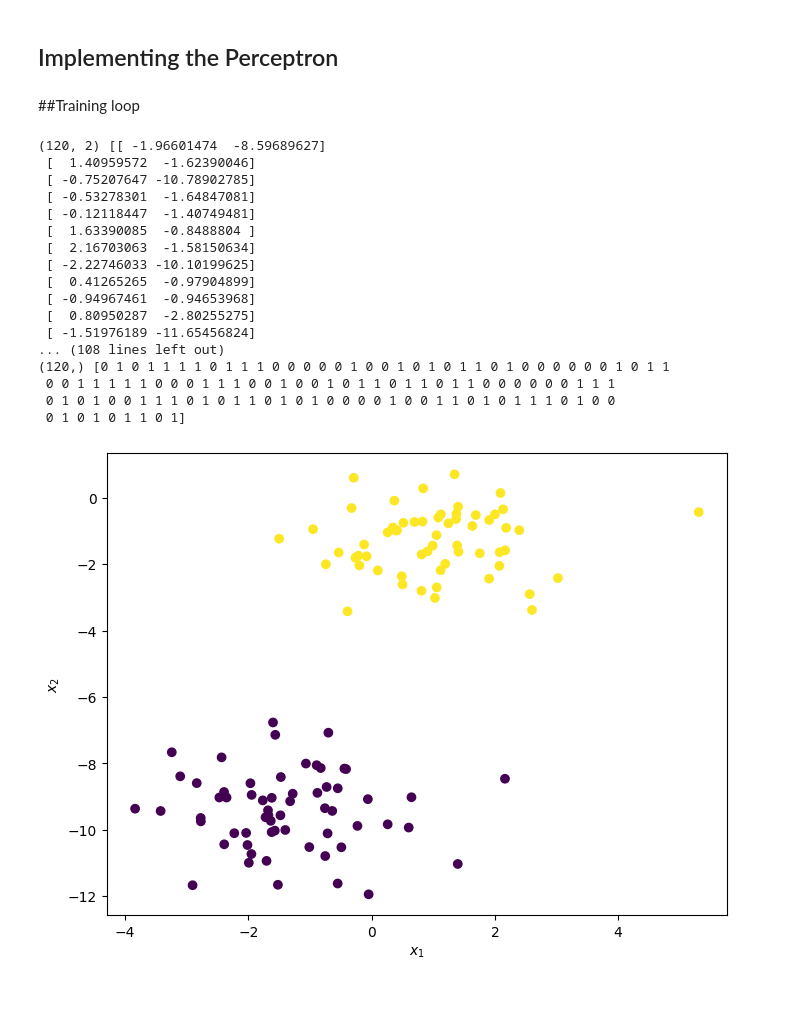
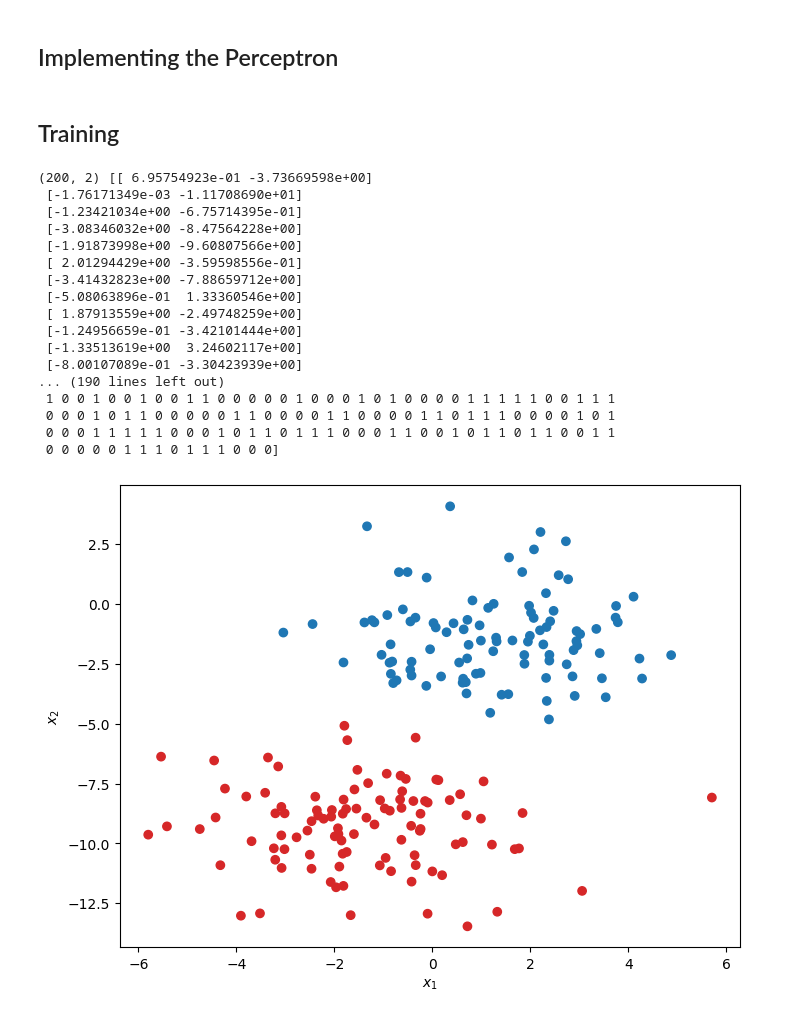
Before and after one commit to clemencia/ML4Physics, a Jupyter notebook: 03-Building_Perceptron_from_scratch.ipynb, the cells around one changed output. Saved outputs shown, nothing was run; the diff lists cells and outputs as text; code cells hidden in the pictures.

```diff
--- a/03-Building_Perceptron_from_scratch.ipynb
+++ b/03-Building_Perceptron_from_scratch.ipynb
@@ -60,49 +82,49 @@ class Perceptron:
     def _unit_step_func(self, x):
         return np.where(x >= 0, 1, 0)
 # %% [markdown]
-##Training loop
+## Training
 # %%
 import matplotlib.pyplot as plt
 from sklearn.model_selection import train_test_split
 from sklearn import datasets
 
 # Dataset
 X, y = datasets.make_blobs(
-    n_samples=150, n_features=2, centers=2, cluster_std=1.05, random_state=2
+    n_samples=250, n_features=2, centers=2, cluster_std=1.70, random_state=2
 )
 X_train, X_test, y_train, y_test = train_test_split(
     X, y, test_size=0.2, random_state=123
 )
 
 print ( X_train.shape, X_train )
 print ( y_train.shape, y_train )
 
 def plot_data( X, y ):
-    plt.scatter( X[:, 0], X[:, 1], marker="o", c=y)
+    plt.scatter( X[:, 0], X[:, 1], marker="o", c=np.where( y == 1, 'tab:blue', 'tab:red' ) )
     plt.xlabel( r"$x_1$" )
     plt.ylabel( r"$x_2$" )
 
 fig = plt.figure( figsize=(8,6) )
 plot_data( X_train, y_train )
 # %% [output]
-(120, 2) [[ -1.96601474  -8.59689627]
- [  1.40959572  -1.62390046]
- [ -0.75207647 -10.78902785]
- [ -0.53278301  -1.64847081]
- [ -0.12118447  -1.40749481]
- [  1.63390085  -0.8488804 ]
- [  2.16703063  -1.58150634]
- [ -2.22746033 -10.10199625]
- [  0.41265265  -0.97904899]
- [ -0.94967461  -0.94653968]
- [  0.80950287  -2.80255275]
- [ -1.51976189 -11.65456824]
-... (108 lines left out)
-(120,) [0 1 0 1 1 1 1 0 1 1 1 0 0 0 0 0 1 0 0 1 0 1 0 1 1 0 1 0 0 0 0 0 0 1 0 1 1
- 0 0 1 1 1 1 1 0 0 0 1 1 1 0 0 1 0 0 1 0 1 1 0 1 1 0 1 1 0 0 0 0 0 0 1 1 1
- 0 1 0 1 0 0 1 1 1 0 1 0 1 1 0 1 0 1 0 0 0 0 1 0 0 1 1 0 1 0 1 1 1 0 1 0 0
- 0 1 0 1 0 1 1 0 1]
+(200, 2) [[ 6.95754923e-01 -3.73669598e+00]
+ [-1.76171349e-03 -1.11708690e+01]
+ [-1.23421034e+00 -6.75714395e-01]
+ [-3.08346032e+00 -8.47564228e+00]
+ [-1.91873998e+00 -9.60807566e+00]
+ [ 2.01294429e+00 -3.59598556e-01]
+ [-3.41432823e+00 -7.88659712e+00]
+ [-5.08063896e-01  1.33360546e+00]
+ [ 1.87913559e+00 -2.49748259e+00]
+ [-1.24956659e-01 -3.42101444e+00]
+ [-1.33513619e+00  3.24602117e+00]
+ [-8.00107089e-01 -3.30423939e+00]
+... (190 lines left out)
+ 1 0 0 1 0 0 1 0 0 1 1 0 0 0 0 0 1 0 0 0 1 0 1 0 0 0 0 1 1 1 1 1 0 0 1 1 1
+ 0 0 0 1 0 1 1 0 0 0 0 0 1 1 0 0 0 0 1 1 0 0 0 0 1 1 0 1 1 1 0 0 0 0 1 0 1
+ 0 0 0 1 1 1 1 1 0 0 0 1 0 1 1 0 1 1 1 0 0 0 1 1 0 0 1 0 1 1 0 1 1 0 0 1 1
+ 0 0 0 0 0 1 1 1 0 1 1 1 0 0 0]
-[figure, old version]
+[figure, new version]
 # %%
 # Training
 p = Perceptron(learning_rate=0.01, n_iters=1000)
```
Also changed, not shown: parts of 9 cells of this notebook.
